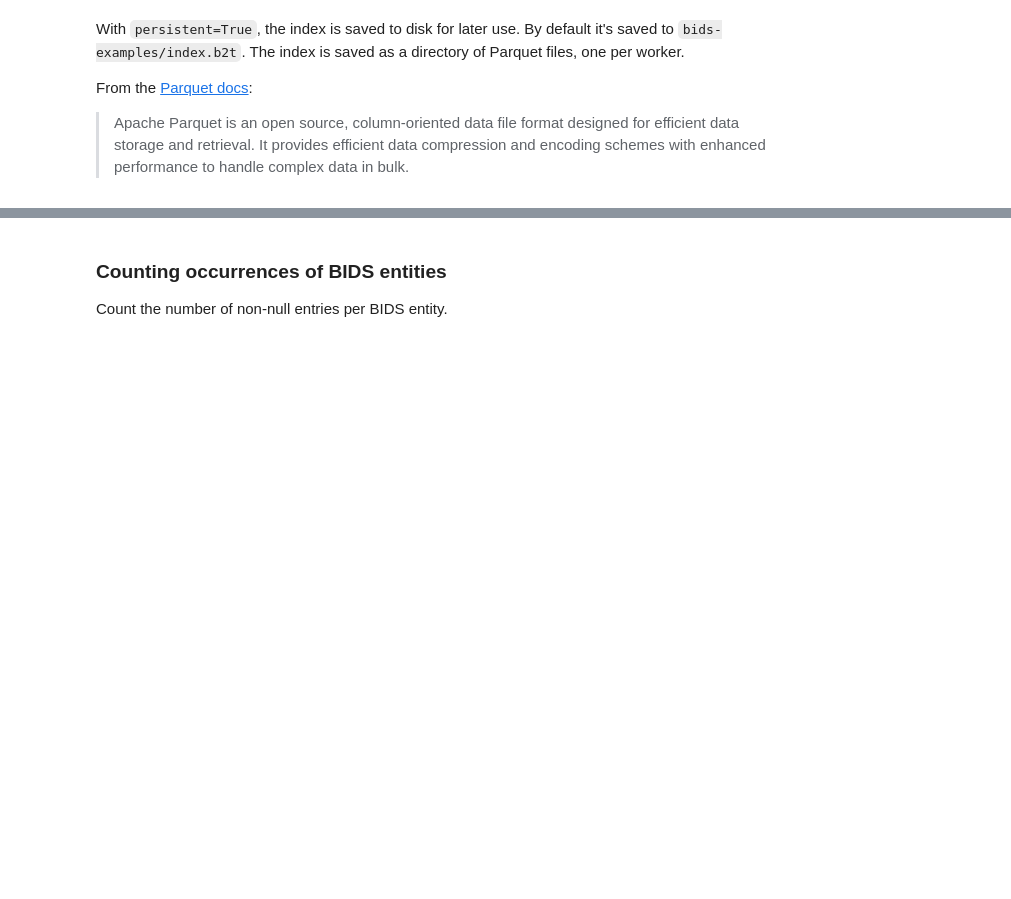
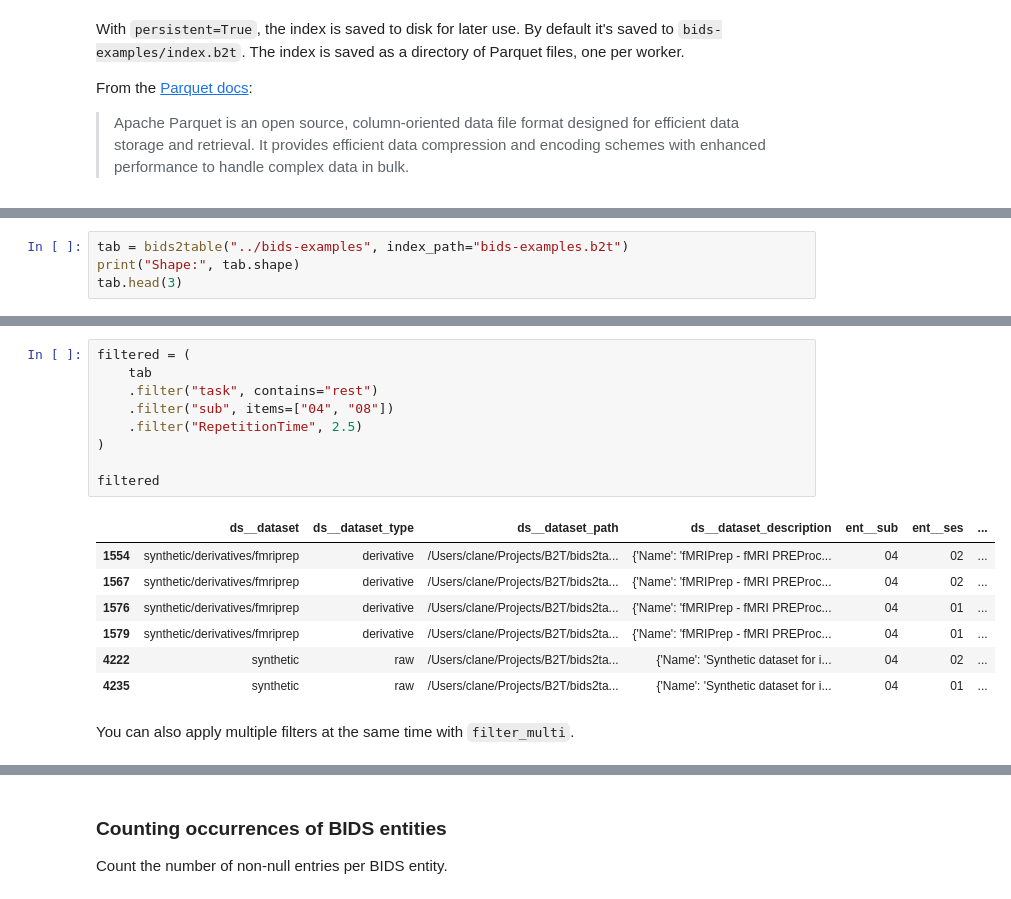
Before and after one commit to childmindresearch/bids2table, a Jupyter notebook: example/example.ipynb, the cells around one changed output, grey strips where cells are left out. Saved outputs shown, nothing was run; the diff lists cells and outputs as text; blank space fills up the shorter version.

```diff
--- a/example/example.ipynb
+++ b/example/example.ipynb
@@ -138,0 +53,4 @@ df.head(3)
+# %%
+tab = bids2table("../bids-examples", index_path="bids-examples.b2t")
+print("Shape:", tab.shape)
+tab.head(3)
@@ -138,0 +136,19 @@ df.head(3)
+# %%
+filtered = (
+    tab
+    .filter("task", contains="rest")
+    .filter("sub", items=["04", "08"])
+    .filter("RepetitionTime", 2.5)
+)
+
+filtered
+# %% [output]
+|  | ds__dataset | ds__dataset_type | ds__dataset_path | ds__dataset_description | ent__sub | ent__ses | ... |
+| 1554 | synthetic/derivatives/fmriprep | derivative | /Users/clane/Projects/B2T/bids2ta... | {'Name': 'fMRIPrep - fMRI PREProc... | 04 | 02 | ... |
+| 1567 | synthetic/derivatives/fmriprep | derivative | /Users/clane/Projects/B2T/bids2ta... | {'Name': 'fMRIPrep - fMRI PREProc... | 04 | 02 | ... |
+| 1576 | synthetic/derivatives/fmriprep | derivative | /Users/clane/Projects/B2T/bids2ta... | {'Name': 'fMRIPrep - fMRI PREProc... | 04 | 01 | ... |
+| 1579 | synthetic/derivatives/fmriprep | derivative | /Users/clane/Projects/B2T/bids2ta... | {'Name': 'fMRIPrep - fMRI PREProc... | 04 | 01 | ... |
+| 4222 | synthetic | raw | /Users/clane/Projects/B2T/bids2ta... | {'Name': 'Synthetic dataset for i... | 04 | 02 | ... |
+| 4235 | synthetic | raw | /Users/clane/Projects/B2T/bids2ta... | {'Name': 'Synthetic dataset for i... | 04 | 01 | ... |
+# %% [markdown]
+You can also apply multiple filters at the same time with `filter_multi`.
```
Also changed, not shown: parts of 44 cells of this notebook, 18 other files.
